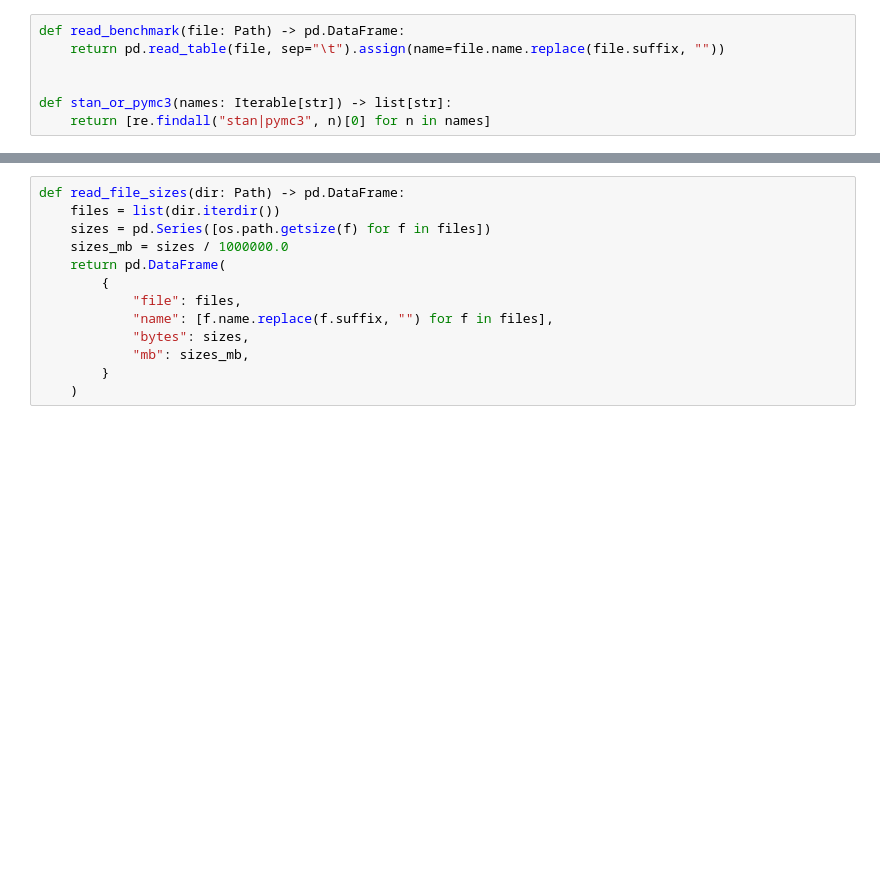
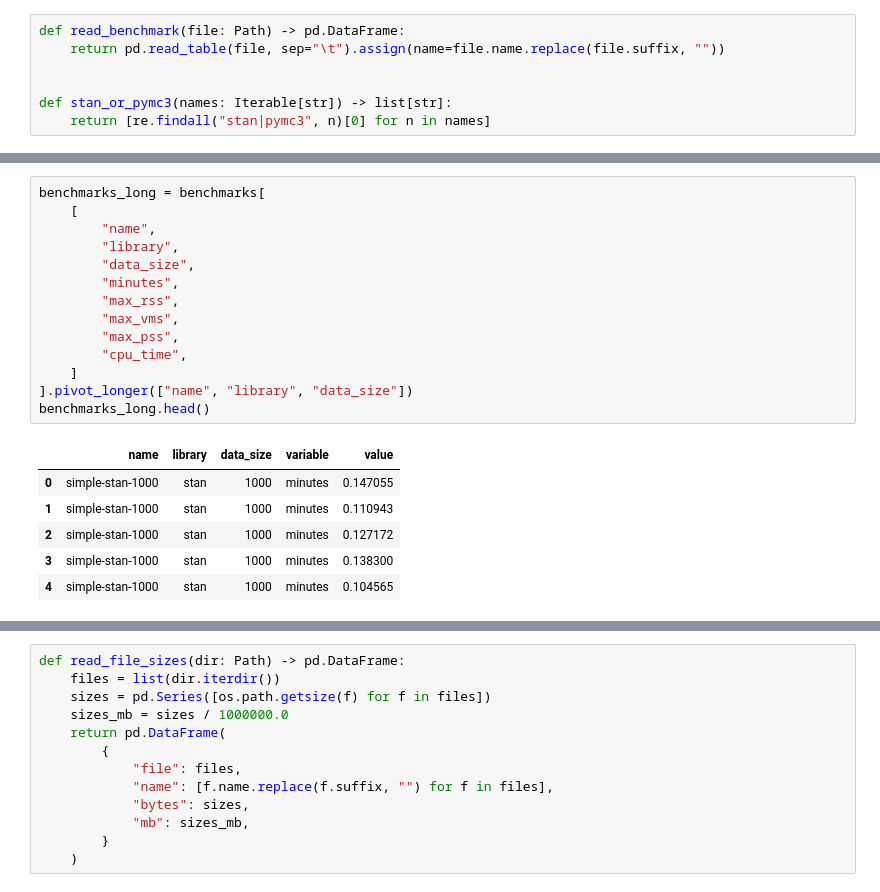
Before and after one commit to jhrcook/pymc3-stan-comparison, a Jupyter notebook: docs/index.ipynb, the cells around one changed output, grey strips where cells are left out. Cells and saved outputs as stored; diff of their text form; blank space fills up the shorter version.

```diff
--- a/docs/index.ipynb
+++ b/docs/index.ipynb
@@ -41 +61,22 @@ benchmarks.head()
+# %%
+benchmarks_long = benchmarks[
+    [
+        "name",
+        "library",
+        "data_size",
+        "minutes",
+        "max_rss",
+        "max_vms",
+        "max_pss",
+        "cpu_time",
+    ]
+].pivot_longer(["name", "library", "data_size"])
+benchmarks_long.head()
+# %% [output]
+|  | name | library | data_size | variable | value |
+| 0 | simple-stan-1000 | stan | 1000 | minutes | 0.147055 |
+| 1 | simple-stan-1000 | stan | 1000 | minutes | 0.110943 |
+| 2 | simple-stan-1000 | stan | 1000 | minutes | 0.127172 |
+| 3 | simple-stan-1000 | stan | 1000 | minutes | 0.138300 |
+| 4 | simple-stan-1000 | stan | 1000 | minutes | 0.104565 |
 # %%
```
Also changed, not shown: parts of 8 cells of this notebook, 7 other files.
